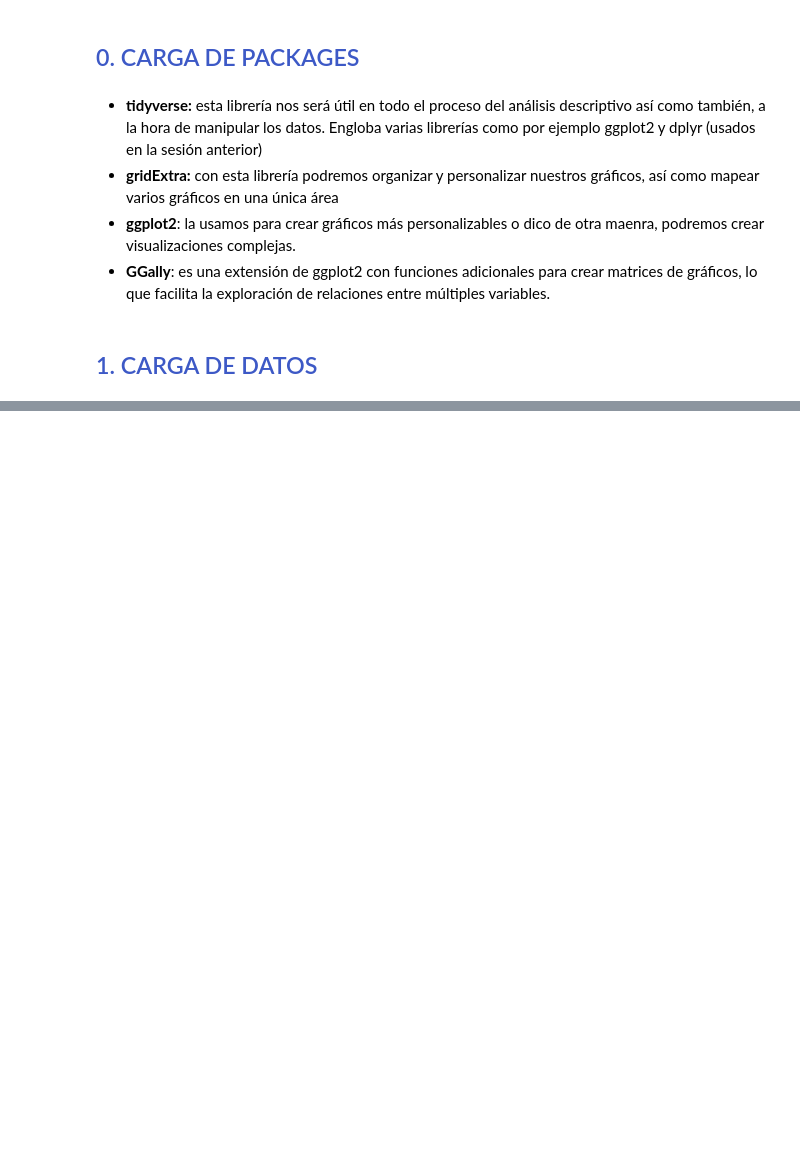
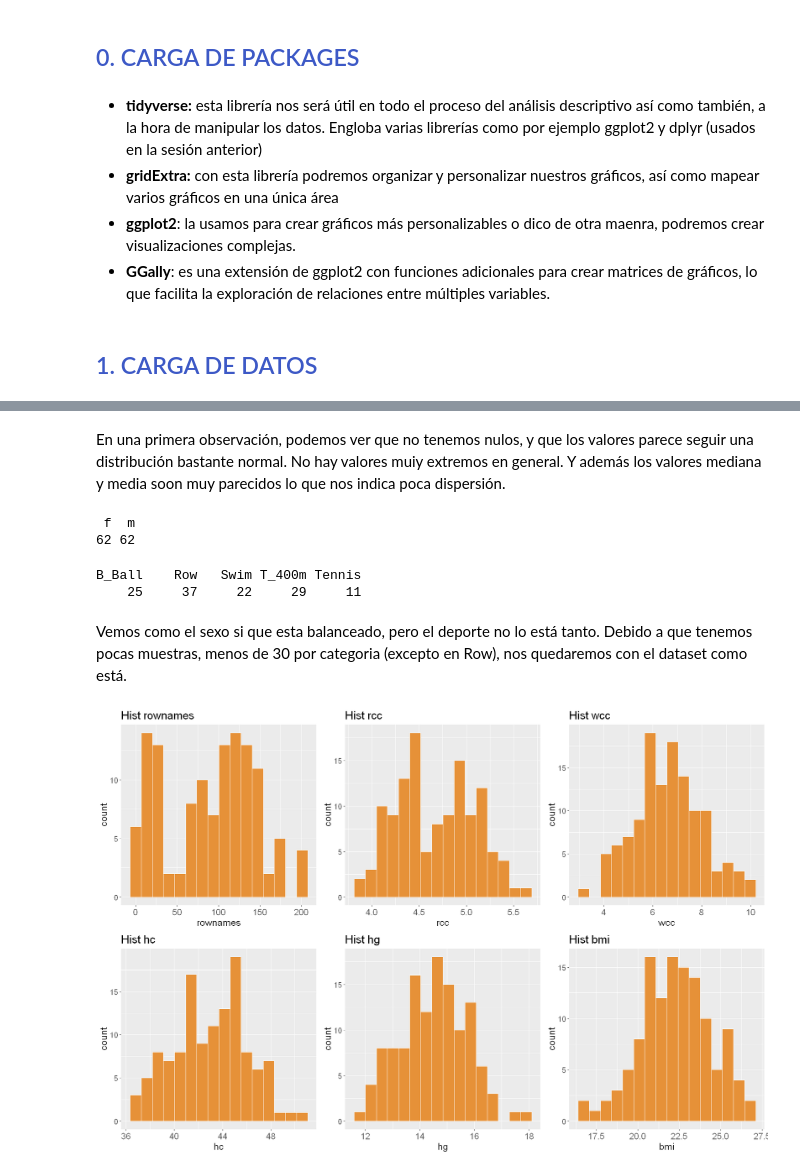
Before and after one commit to Didac-piferrer/MUDS, a Jupyter notebook: Estadistica/E5/MD004DidacPiferrerIglesiasAC05.ipynb, the cells around one changed output, grey strips where cells are left out. Saved outputs shown, nothing was run; the diff lists cells and outputs as text; code cells hidden in the pictures; blank space fills up the shorter version.

```diff
--- a/Estadistica/E5/MD004DidacPiferrerIglesiasAC05.ipynb
+++ b/Estadistica/E5/MD004DidacPiferrerIglesiasAC05.ipynb
@@ -51,4 +63,4 @@ library(gridExtra)
 # %% [markdown]
 ## <font color='#3d59c6'>  1. CARGA DE DATOS </font>
 # %%
-data_ais = read.csv(file='202311_04_ais.csv', header=TRUE, sep=';', dec='.')
+data_ais = read.csv(file='202401_ais.csv', header=TRUE, sep=';', dec='.')
@@ -54,0 +121,40 @@ data_ais = read.csv(file='202311_04_ais.csv', header=TRUE, sep=';', dec='.')
+# %% [markdown]
+En una primera observación, podemos ver que no tenemos nulos, y que los valores parece seguir una distribución bastante normal. No hay valores muiy extremos en general. Y además los valores mediana y media soon muy parecidos lo que nos indica poca dispersión.
+# %%
+table(data_ais$sex)
+table(data_ais$sport)
+# %% [output]
+ f  m
+62 62
+B_Ball    Row   Swim T_400m Tennis
+    25     37     22     29     11
+# %% [markdown]
+Vemos como el sexo si que esta balanceado, pero el deporte no lo está tanto. Debido a que tenemos pocas muestras, menos de 30 por categoria (excepto en Row), nos quedaremos con el dataset como está.
+# %%
+data_ais_numeric = data_ais %>%
+  select_if(is.numeric)
+# %%
+graficos_histograma = list()
+var_data = colnames(data_ais_numeric)
+
+for (variable in var_data) {
+
+  grafico = ggplot(data_ais_numeric) +
+    aes_string(x = variable) +
+    geom_histogram(bins = 16, fill = '#e69138', color = 'white', na.rm = TRUE) +
+    theme(text = element_text(size = 15), axis.text.x = element_text(size = 14)) +
+    labs(title = paste('Hist', variable))
+
+
+  graficos_histograma[[length(graficos_histograma) + 1]] = grafico
+}
+
+options(
+  repr.plot.width = 15,
+  repr.plot.height = 10
+)
+
+# Mostrar los histogramas en un grid
+do.call('grid.arrange', c(graficos_histograma, ncol = 3))
+# %% [output]
+[figure, added]
```
Also changed, not shown: parts of 53 cells of this notebook.
